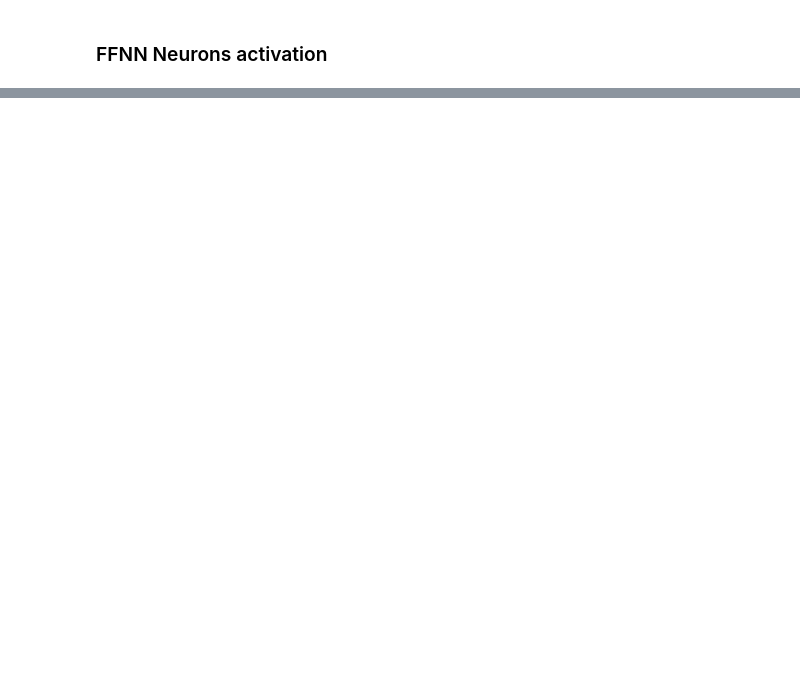
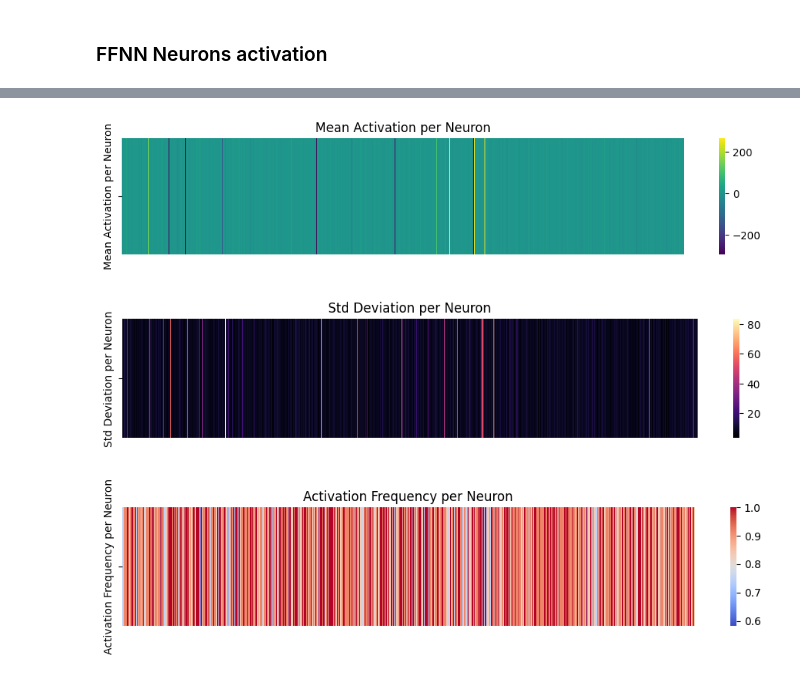
Before and after one commit to AlessandroMiotto/transformers, a Jupyter notebook: neur_net.ipynb, the cells around one changed output, grey strips where cells are left out. Saved outputs shown, nothing was run; the diff lists cells and outputs as text; code cells hidden in the pictures; blank space fills up the shorter version.

```diff
--- a/neur_net.ipynb
+++ b/neur_net.ipynb
@@ -601,0 +705,35 @@ Active neurons: 768 / 768 → Sparsity: 0.00%
+# %%
+
+# Build batch of 12 structured vectors (activate each attention head output)
+batch = []
+for i in range(12):
+    x = torch.zeros(768)
+    x[i*64:(i+1)*64] = 1.0
+    batch.append(x)
+
+x_batch = torch.stack(batch)
+
+# Pass through FFNN
+with torch.no_grad():
+    x_ln = block.ln_2(x_batch)
+    ffnn_hid = block.mlp(x_ln).numpy()  # shape: [12, 3072]
+
+# Calculate statistics
+mean_act = np.mean(ffnn_hid, axis=0)
+std_act = np.std(ffnn_hid, axis=0)
+freq_act = np.sum(np.abs(ffnn_hid) > 1, axis=0) / ffnn_hid.shape[0]
+
+# Plot
+def plot_stat(stat, title, cmap="viridis"):
+    plt.figure(figsize=(12, 2))
+    sns.heatmap(stat.reshape(1, -1), cmap=cmap, cbar=True, xticklabels=False, yticklabels=[title])
+    plt.title(title)
+    plt.show()
+
+plot_stat(mean_act, "Mean Activation per Neuron")
+plot_stat(std_act, "Std Deviation per Neuron", cmap="magma")
+plot_stat(freq_act, "Activation Frequency per Neuron", cmap="coolwarm")
+# %% [output]
+[figure, added]
+[figure, added]
+[figure, added]
```
Also changed, not shown: parts of 13 cells of this notebook.
